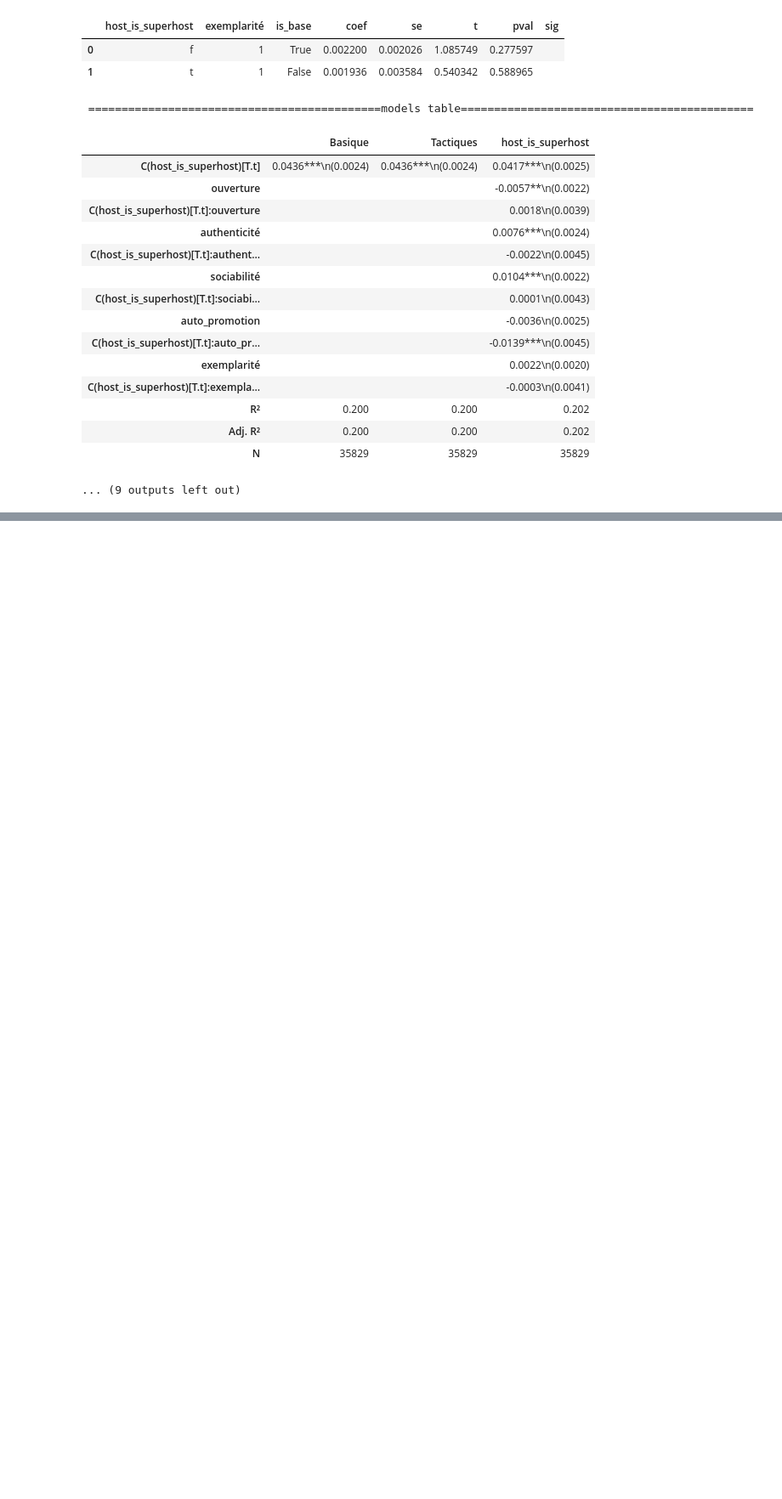
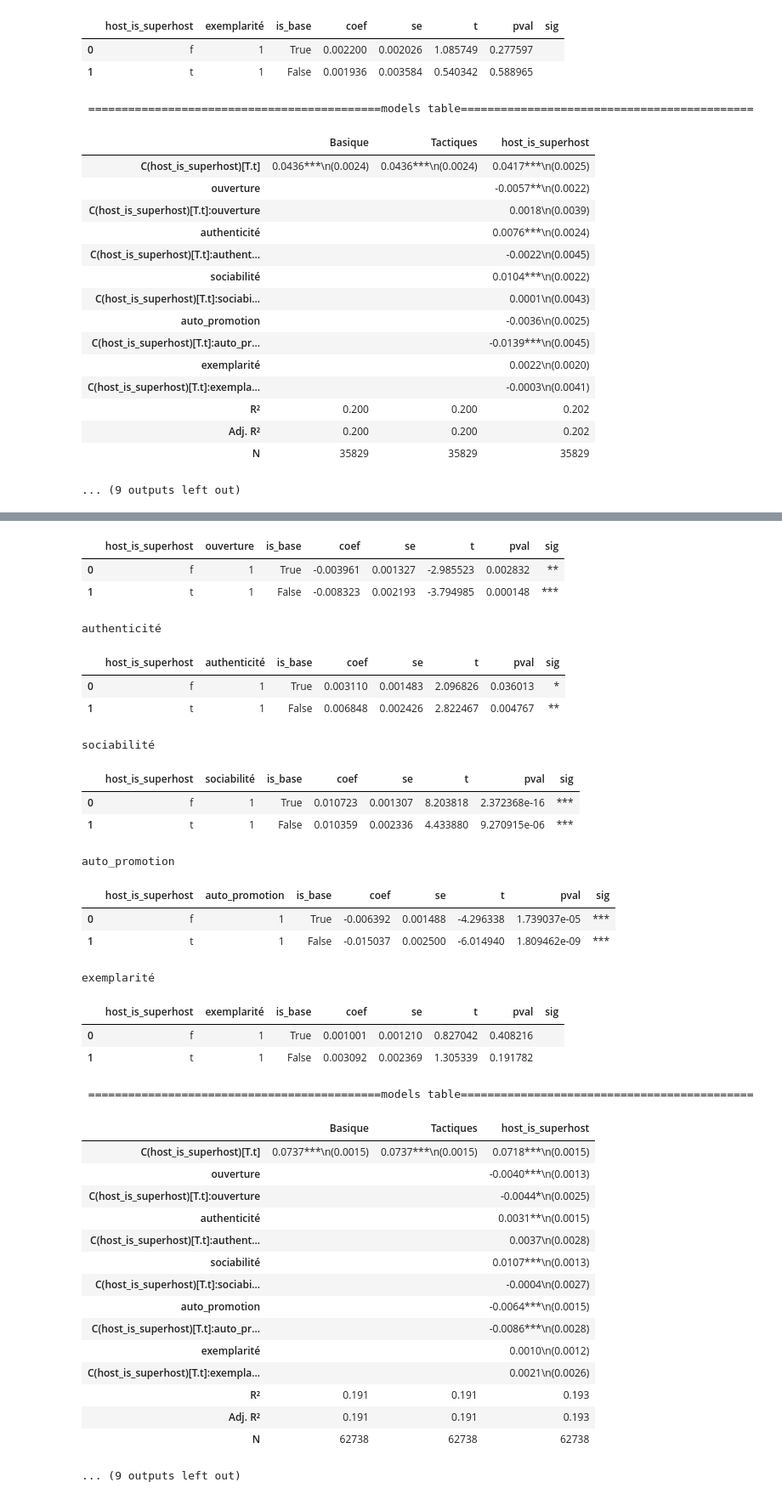
Before and after one commit to yeliu-dh/SelfPresentation_Multimodal_airbnb, a Jupyter notebook: C_stat/test_paris2312.ipynb, the cells around one changed output, grey strips where cells are left out. Shown at 85% size. Cells and saved outputs as stored; diff of their text form; code cells hidden in the pictures; blank space fills up the shorter version.

```diff
--- a/C_stat/test_paris2312.ipynb
+++ b/C_stat/test_paris2312.ipynb
@@ -638,0 +765,30 @@ exemplarité
+# %%
+# paris2406 : ava90 : ## 下上上，下，上无, ## superhost不影响person+ exemp, 削弱auto
+
+x_vars=["host_identity_verified", "host_has_profile_pic",
+    "review_scores_rating", #"has_rating", "number_of_reviews",
+    "years_since_host","professional_host",'host_is_superhost', ##'calculated_host_listings_count',
+    # 'status_changed', 'old_host_sp_changed',"is_changed",
+    # "city",
+    "lang", "len",
+    "price",
+    "availability_90","room_type", "instant_bookable", #'is_within_1km'
+]
+
+tactics_vars=["ouverture", "authenticité","sociabilité","auto_promotion","exemplarité",
+              ]
+
+modeling_main(df_input=df_paris2406,
+            x_vars=x_vars,
+            y_var="booking_rate_l90d",
+            key_vars=tactics_vars,
+            group_col='host_is_superhost',
+            output_folder=None,
+            to_fillna0=True,
+            run_vif=False,
+            # save_models_summary=False,
+            save_models_table=False,
+            save_plots=False,
+            ndigits=4
+        )
+# %% [output]
@@ -638,0 +812,36 @@ exemplarité
+|  | host_is_superhost | ouverture | is_base | coef | se | t | pval | sig |
+| 0 | f | 1 | True | -0.003961 | 0.001327 | -2.985523 | 0.002832 | ** |
+| 1 | t | 1 | False | -0.008323 | 0.002193 | -3.794985 | 0.000148 | *** |
+authenticité
+|  | host_is_superhost | authenticité | is_base | coef | se | t | pval | sig |
+| 0 | f | 1 | True | 0.003110 | 0.001483 | 2.096826 | 0.036013 | * |
+| 1 | t | 1 | False | 0.006848 | 0.002426 | 2.822467 | 0.004767 | ** |
+sociabilité
+|  | host_is_superhost | sociabilité | is_base | coef | se | t | pval | sig |
+| 0 | f | 1 | True | 0.010723 | 0.001307 | 8.203818 | 2.372368e-16 | *** |
+| 1 | t | 1 | False | 0.010359 | 0.002336 | 4.433880 | 9.270915e-06 | *** |
+auto_promotion
+|  | host_is_superhost | auto_promotion | is_base | coef | se | t | pval | sig |
+| 0 | f | 1 | True | -0.006392 | 0.001488 | -4.296338 | 1.739037e-05 | *** |
+| 1 | t | 1 | False | -0.015037 | 0.002500 | -6.014940 | 1.809462e-09 | *** |
+exemplarité
+|  | host_is_superhost | exemplarité | is_base | coef | se | t | pval | sig |
+| 0 | f | 1 | True | 0.001001 | 0.001210 | 0.827042 | 0.408216 |  |
+| 1 | t | 1 | False | 0.003092 | 0.002369 | 1.305339 | 0.191782 |  |
+ ============================================models table============================================
+|  | Basique | Tactiques | host_is_superhost |
+| C(host_is_superhost)[T.t] | 0.0737***\n(0.0015) | 0.0737***\n(0.0015) | 0.0718***\n(0.0015) |
+| ouverture |  |  | -0.0040***\n(0.0013) |
+| C(host_is_superhost)[T.t]:ouverture |  |  | -0.0044*\n(0.0025) |
+| authenticité |  |  | 0.0031**\n(0.0015) |
+| C(host_is_superhost)[T.t]:authent... |  |  | 0.0037\n(0.0028) |
+| sociabilité |  |  | 0.0107***\n(0.0013) |
+| C(host_is_superhost)[T.t]:sociabi... |  |  | -0.0004\n(0.0027) |
+| auto_promotion |  |  | -0.0064***\n(0.0015) |
+| C(host_is_superhost)[T.t]:auto_pr... |  |  | -0.0086***\n(0.0028) |
+| exemplarité |  |  | 0.0010\n(0.0012) |
+| C(host_is_superhost)[T.t]:exempla... |  |  | 0.0021\n(0.0026) |
+| R² | 0.191 | 0.191 | 0.193 |
+| Adj. R² | 0.191 | 0.191 | 0.193 |
+| N | 62738 | 62738 | 62738 |
+... (9 outputs left out)
```
Also changed, not shown: parts of 17 cells of this notebook, 8 other files.
